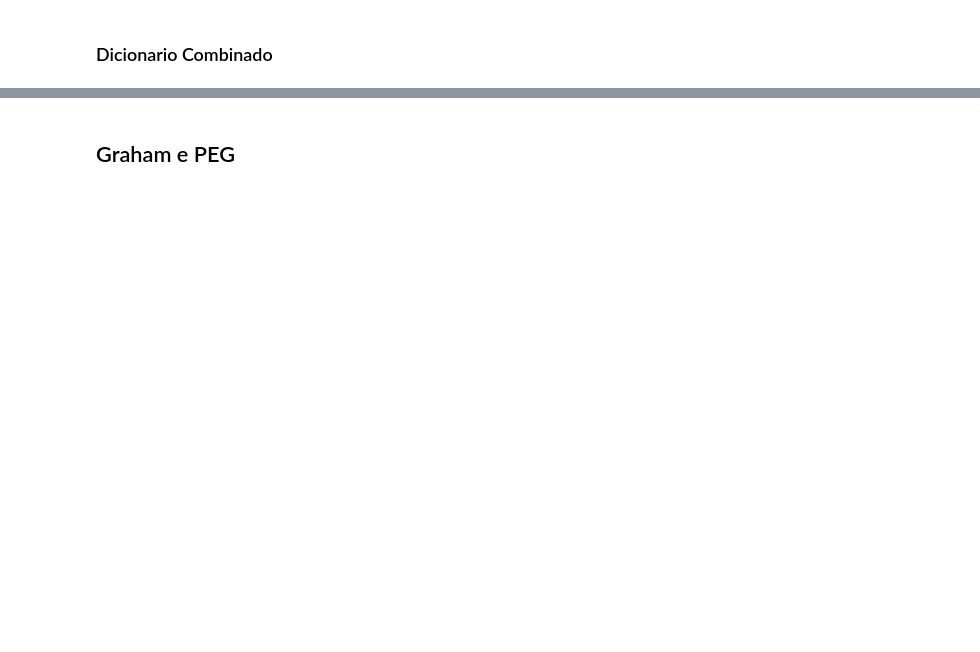
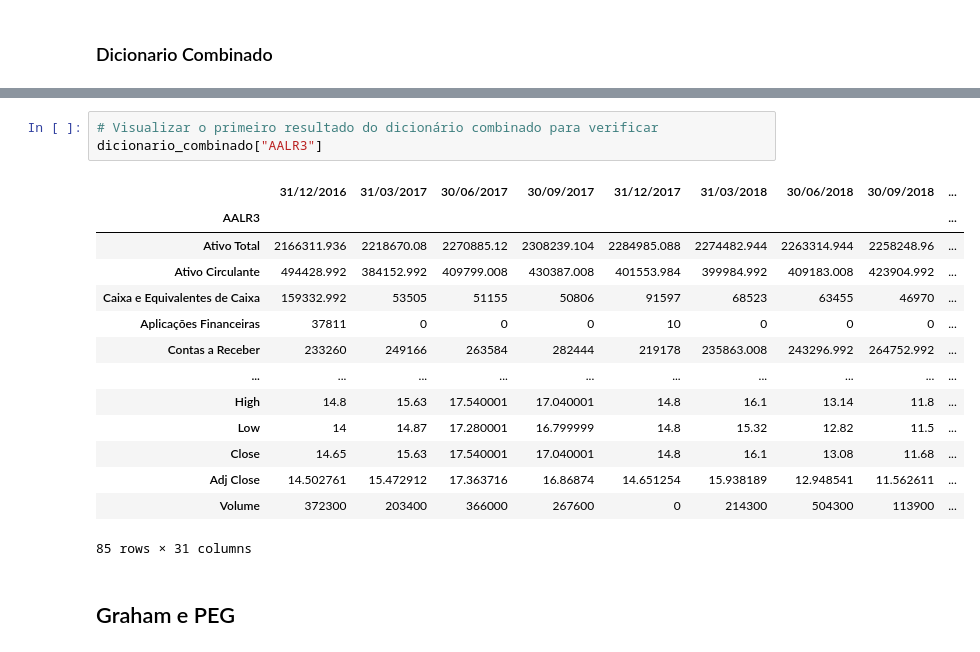
Before and after one commit to Cabral-JV/TCC, a Jupyter notebook: Data_frame/Data.ipynb, the cells around one changed output, grey strips where cells are left out. Saved outputs shown, nothing was run; the diff lists cells and outputs as text; blank space fills up the shorter version.

Commit message:
Combinando os dicionarios de balanços e cotações

```diff
--- a/Data_frame/Data.ipynb
+++ b/Data_frame/Data.ipynb
@@ -1065,2 +1072,20 @@ for empresa, data in combined_data.items():
+# %%
+# Visualizar o primeiro resultado do dicionário combinado para verificar
+dicionario_combinado["AALR3"]
+# %% [output]
+|  | 31/12/2016 | 31/03/2017 | 30/06/2017 | 30/09/2017 | 31/12/2017 | 31/03/2018 | 30/06/2018 | 30/09/2018 | ... |
+| AALR3 |  |  |  |  |  |  |  |  | ... |
+| Ativo Total | 2166311.936 | 2218670.08 | 2270885.12 | 2308239.104 | 2284985.088 | 2274482.944 | 2263314.944 | 2258248.96 | ... |
+| Ativo Circulante | 494428.992 | 384152.992 | 409799.008 | 430387.008 | 401553.984 | 399984.992 | 409183.008 | 423904.992 | ... |
+| Caixa e Equivalentes de Caixa | 159332.992 | 53505 | 51155 | 50806 | 91597 | 68523 | 63455 | 46970 | ... |
+| Aplicações Financeiras | 37811 | 0 | 0 | 0 | 10 | 0 | 0 | 0 | ... |
+| Contas a Receber | 233260 | 249166 | 263584 | 282444 | 219178 | 235863.008 | 243296.992 | 264752.992 | ... |
+| ... | ... | ... | ... | ... | ... | ... | ... | ... | ... |
+| High | 14.8 | 15.63 | 17.540001 | 17.040001 | 14.8 | 16.1 | 13.14 | 11.8 | ... |
+| Low | 14 | 14.87 | 17.280001 | 16.799999 | 14.8 | 15.32 | 12.82 | 11.5 | ... |
+| Close | 14.65 | 15.63 | 17.540001 | 17.040001 | 14.8 | 16.1 | 13.08 | 11.68 | ... |
+| Adj Close | 14.502761 | 15.472912 | 17.363716 | 16.86874 | 14.651254 | 15.938189 | 12.948541 | 11.562611 | ... |
+| Volume | 372300 | 203400 | 366000 | 267600 | 0 | 214300 | 504300 | 113900 | ... |
+85 rows × 31 columns
 # %% [markdown]
 ## Graham e PEG
```
Also changed, not shown: parts of 15 cells of this notebook, 4 other files.
